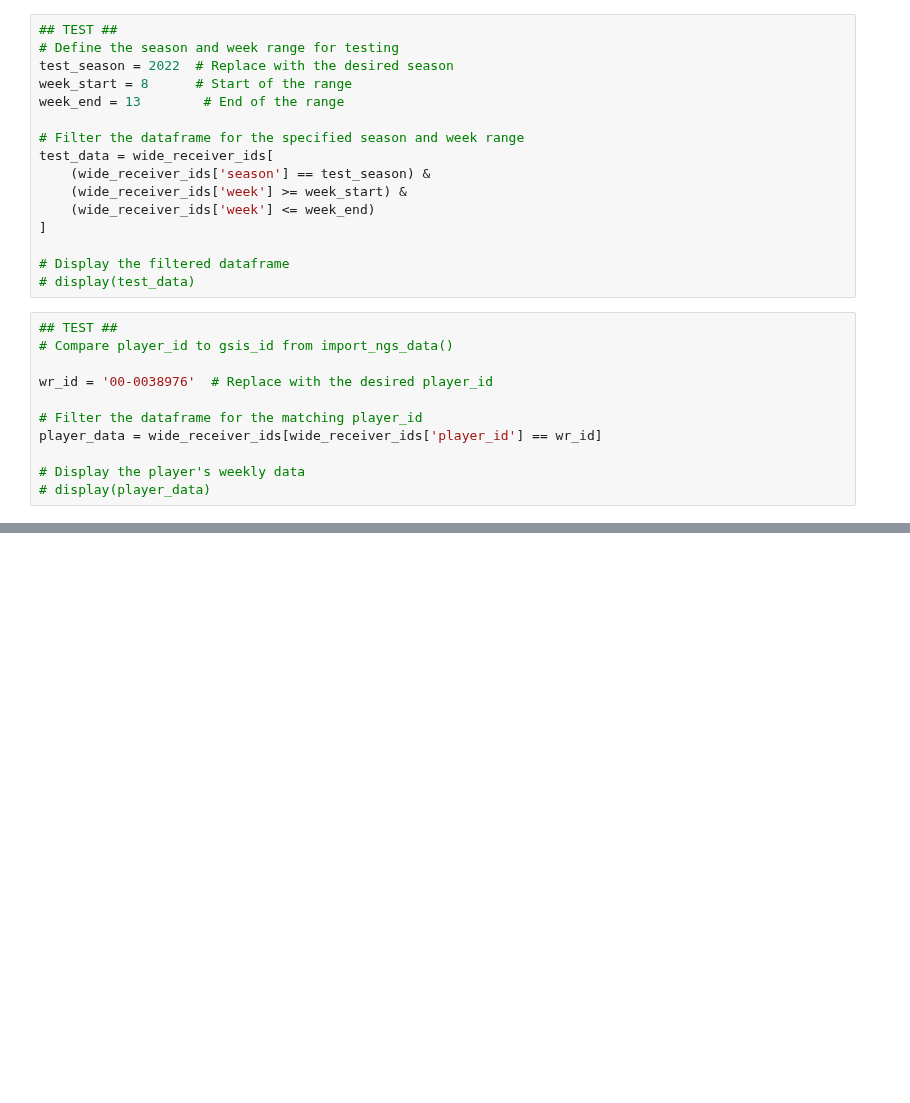
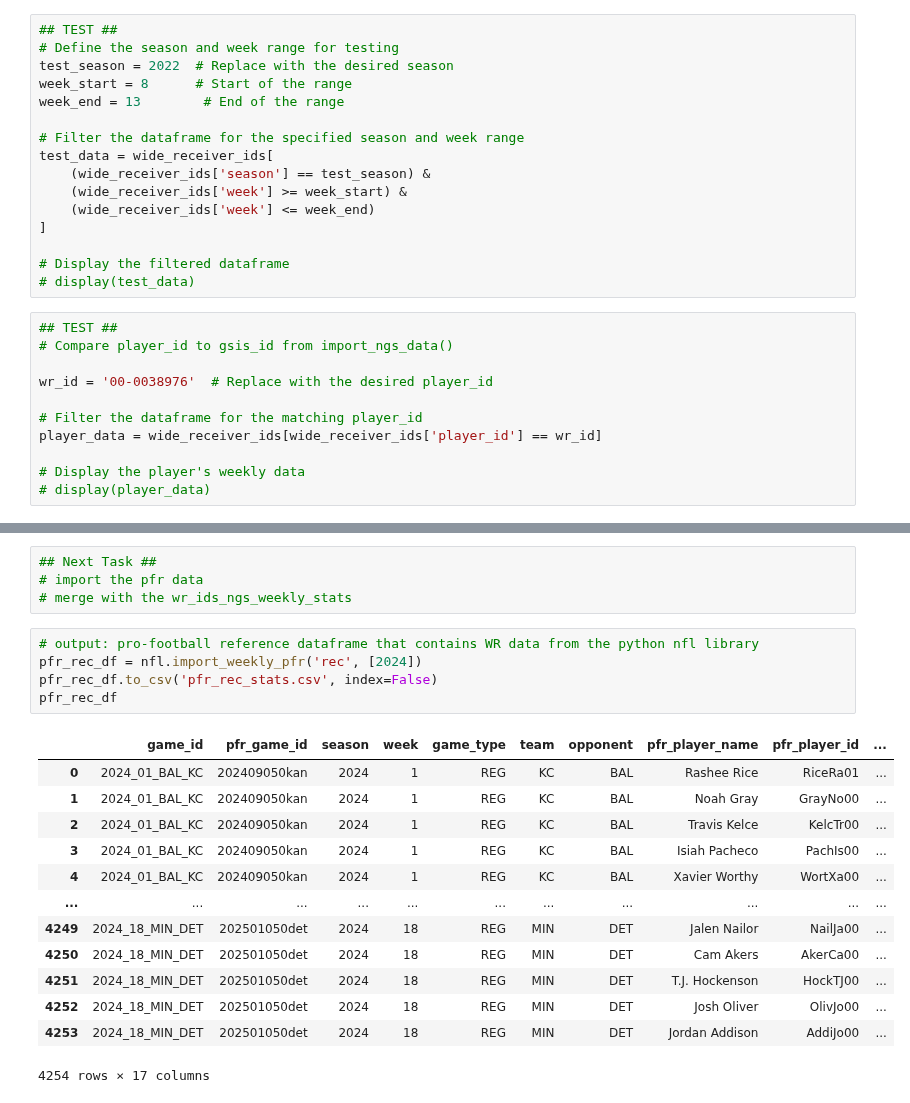
Before and after one commit to ARCtechmo/fanfav, a Jupyter notebook: wr_df.ipynb, the cells around one changed output, grey strips where cells are left out. Drawn from its saved outputs; the diff is of its cells as text; blank space fills up the shorter version.

```diff
--- a/wr_df.ipynb
+++ b/wr_df.ipynb
@@ -245,0 +307,23 @@ Shape of merged dataframe: (17328, 44)
+# %%
+## Next Task ##
+# import the pfr data
+# merge with the wr_ids_ngs_weekly_stats
+# %%
+# output: pro-football reference dataframe that contains WR data from the python nfl library
+pfr_rec_df = nfl.import_weekly_pfr('rec', [2024])
+pfr_rec_df.to_csv('pfr_rec_stats.csv', index=False)
+pfr_rec_df
+# %% [output]
+|  | game_id | pfr_game_id | season | week | game_type | team | opponent | pfr_player_name | pfr_player_id | ... |
+| 0 | 2024_01_BAL_KC | 202409050kan | 2024 | 1 | REG | KC | BAL | Rashee Rice | RiceRa01 | ... |
+| 1 | 2024_01_BAL_KC | 202409050kan | 2024 | 1 | REG | KC | BAL | Noah Gray | GrayNo00 | ... |
+| 2 | 2024_01_BAL_KC | 202409050kan | 2024 | 1 | REG | KC | BAL | Travis Kelce | KelcTr00 | ... |
+| 3 | 2024_01_BAL_KC | 202409050kan | 2024 | 1 | REG | KC | BAL | Isiah Pacheco | PachIs00 | ... |
+| 4 | 2024_01_BAL_KC | 202409050kan | 2024 | 1 | REG | KC | BAL | Xavier Worthy | WortXa00 | ... |
+| ... | ... | ... | ... | ... | ... | ... | ... | ... | ... | ... |
+| 4249 | 2024_18_MIN_DET | 202501050det | 2024 | 18 | REG | MIN | DET | Jalen Nailor | NailJa00 | ... |
+| 4250 | 2024_18_MIN_DET | 202501050det | 2024 | 18 | REG | MIN | DET | Cam Akers | AkerCa00 | ... |
+| 4251 | 2024_18_MIN_DET | 202501050det | 2024 | 18 | REG | MIN | DET | T.J. Hockenson | HockTJ00 | ... |
+| 4252 | 2024_18_MIN_DET | 202501050det | 2024 | 18 | REG | MIN | DET | Josh Oliver | OlivJo00 | ... |
+| 4253 | 2024_18_MIN_DET | 202501050det | 2024 | 18 | REG | MIN | DET | Jordan Addison | AddiJo00 | ... |
+4254 rows × 17 columns
```
Also changed, not shown: parts of 9 cells of this notebook.
